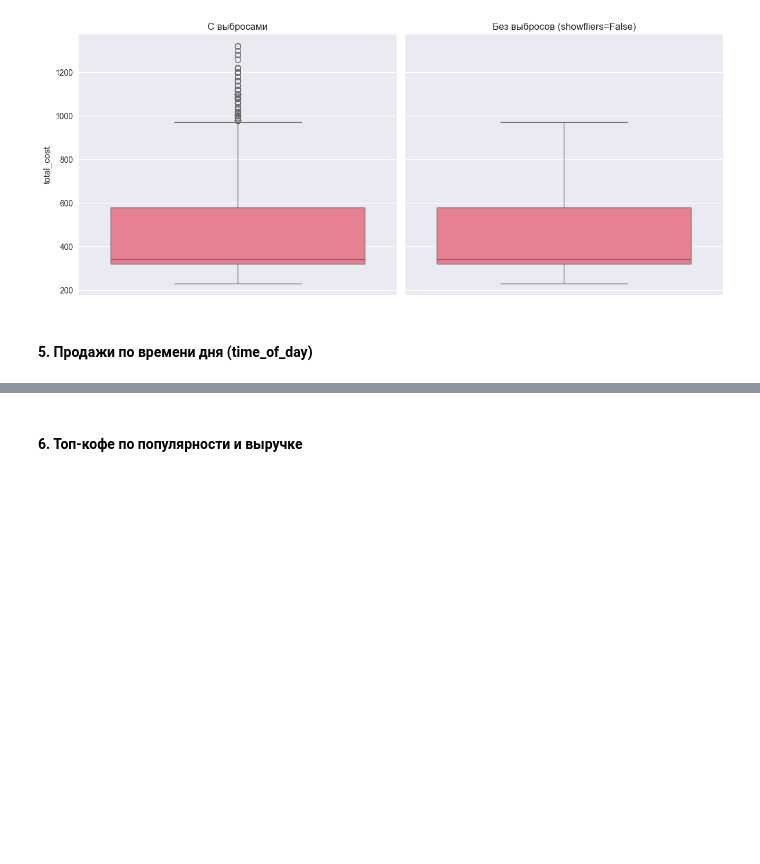
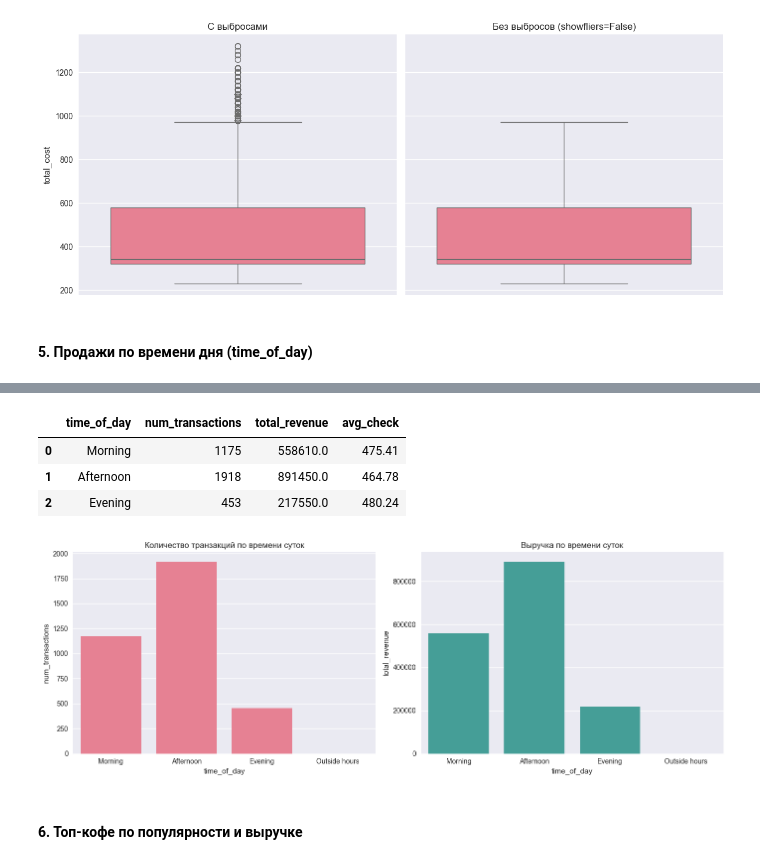
Before and after one commit to OlegPicPulse/beanpath-core, a Jupyter notebook: notebooks/2025-11-05_analysis_and_viz.ipynb, the cells around one changed output, grey strips where cells are left out. Saved outputs shown, nothing was run; the diff lists cells and outputs as text; code cells hidden in the pictures; blank space fills up the shorter version.

Commit message:
Update viz & notebooks; remove duplicate figure

```diff
--- a/notebooks/2025-11-05_analysis_and_viz.ipynb
+++ b/notebooks/2025-11-05_analysis_and_viz.ipynb
@@ -122,3 +112,61 @@ plt.show()
+# %%
+time_order = ['Morning', 'Afternoon', 'Evening', 'Outside hours']
+
+# Преобразуем в упорядоченную категорию
+df_tx['time_of_day'] = pd.Categorical(
+    df_tx['time_of_day'],
+    categories=time_order,
+    ordered=True
+)
+
+time_sales = (
+    df_tx
+    .groupby('time_of_day', observed=True)
+    .agg(
+        num_transactions=('transaction_id', 'count'),
+        total_revenue=('total_cost', 'sum'),
+        avg_check=('total_cost', 'mean')
+    )
+    .round(2)
+    .reset_index()
+)
+
+display(time_sales)
+
+husl_colors = sns.color_palette("husl", n_colors=4)
+color_count = husl_colors[0]
+color_revenue = husl_colors[2]
+
+fig, (ax1, ax2) = plt.subplots(1, 2, figsize=(14, 5), dpi=100)
+
+sns.barplot(
+    data=time_sales,
+    x='time_of_day',
+    y='num_transactions',
+    order=time_order,
+    ax=ax1,
+    color=color_count
+)
+ax1.set_title('Количество транзакций по времени суток')
+
+sns.barplot(
+    data=time_sales,
+    x='time_of_day',
+    y='total_revenue',
+    order=time_order,
+    ax=ax2,
+    color=color_revenue
+)
+ax2.set_title('Выручка по времени суток')
+
+plt.tight_layout()
+plt.show()
+# %% [output]
+|  | time_of_day | num_transactions | total_revenue | avg_check |
+| 0 | Morning | 1175 | 558610.0 | 475.41 |
+| 1 | Afternoon | 1918 | 891450.0 | 464.78 |
+| 2 | Evening | 453 | 217550.0 | 480.24 |
+[figure, added]
 # %% [markdown]
 #### 6. Топ-кофе по популярности и выручке
 # %%
```
Also changed, not shown: parts of 2 cells of this notebook, 5 other files.
